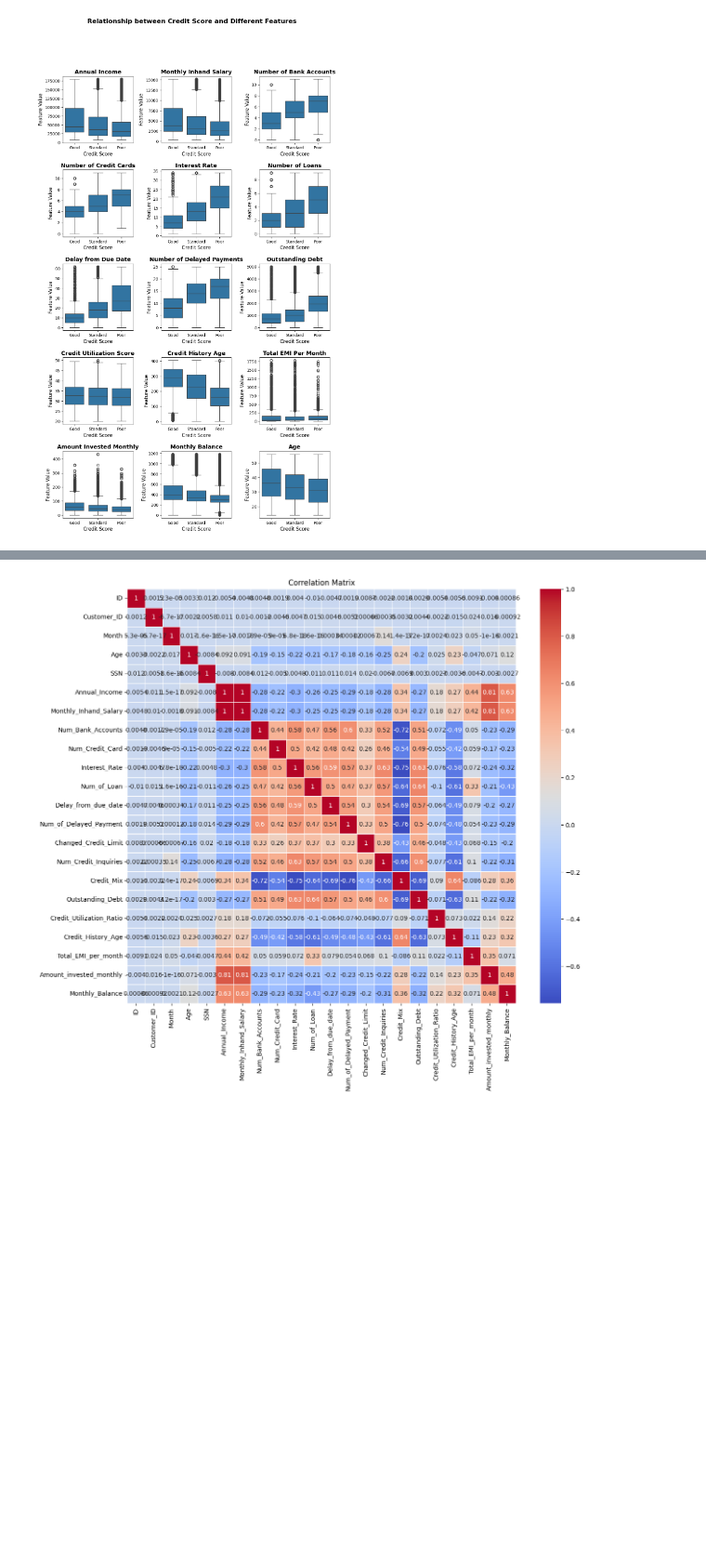
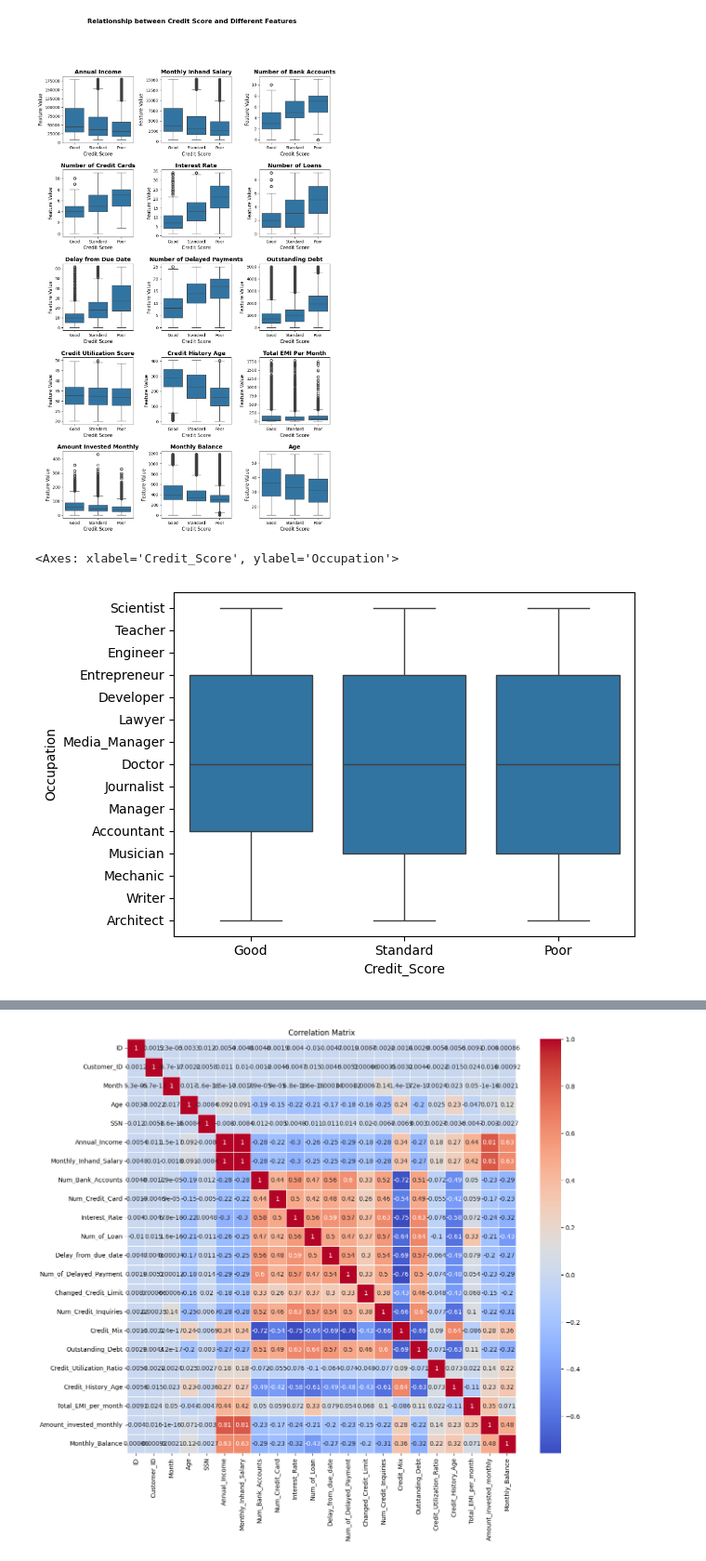
Before and after one commit to Parvathy1122/Internship_ict_acadamy, a Jupyter notebook: Internship_Parvathy.ipynb, the cells around one changed output, grey strips where cells are left out. Shown at 93% size. Cells and saved outputs as stored; diff of their text form; code cells hidden in the pictures; blank space fills up the shorter version.

```diff
--- a/Internship_Parvathy.ipynb
+++ b/Internship_Parvathy.ipynb
@@ -263,3 +265,8 @@ for i in range(15):
 plt.show()
 # %% [output]
 [figure]
+# %%
+sns.boxplot(x='Credit_Score', y='Occupation', data=df)
+# %% [output]
+<Axes: xlabel='Credit_Score', ylabel='Occupation'>
+[figure, added]
```
Also changed, not shown: parts of 38 cells of this notebook.
